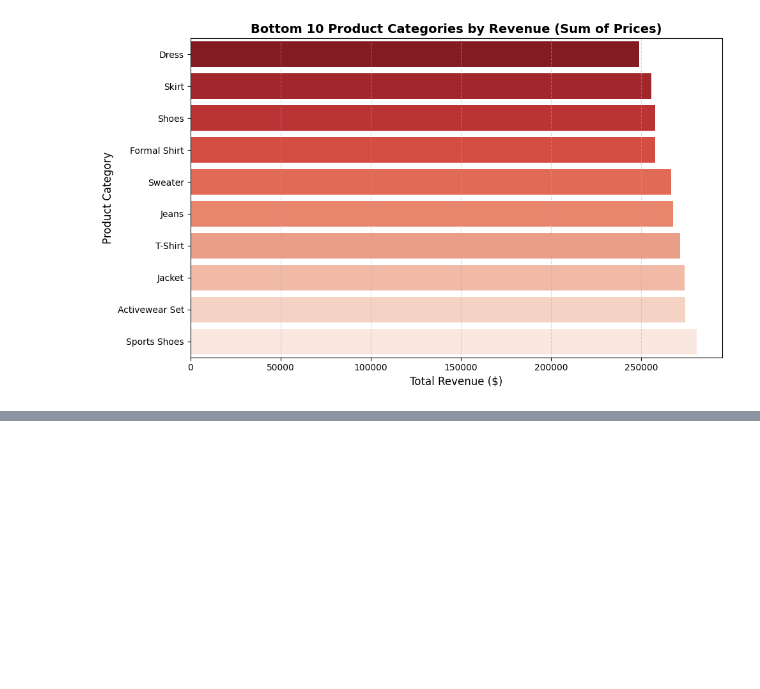
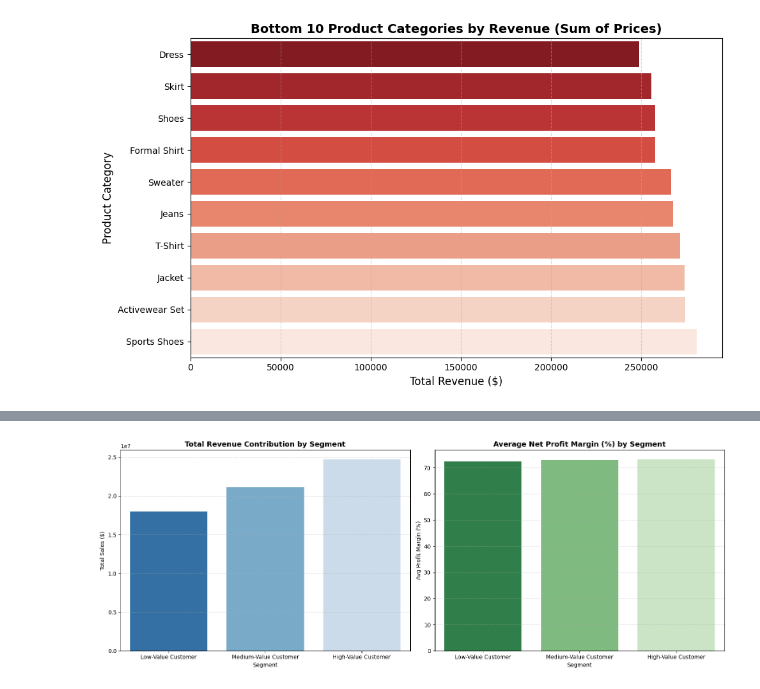
Before and after one commit to VY-MS123/NTUC_Capstone_MarketAnalysis, a Jupyter notebook: Capstone_Market.ipynb, the cells around one changed output, grey strips where cells are left out. Cells and saved outputs as stored; diff of their text form; code cells hidden in the pictures; blank space fills up the shorter version.

```diff
--- a/Capstone_Market.ipynb
+++ b/Capstone_Market.ipynb
@@ -789,0 +607,92 @@ display(summary_table)
+# %%
+import pandas as pd
+import matplotlib.pyplot as plt
+import seaborn as sns
+import numpy as np
+
+# 1. Load the customer and purchase datasets
+cust_url = 'https://raw.githubusercontent.com/VY-MS123/NTUC_Capstone_MarketAnalysis/refs/heads/main/customer.csv'
+purch_url = 'https://raw.githubusercontent.com/VY-MS123/NTUC_Capstone_MarketAnalysis/refs/heads/main/purchase.csv'
+
+cust_df = pd.read_csv(cust_url)
+purch_df = pd.read_csv(purch_url)
+
+# 2. Financial Calculations (sales = price)
+purch_df['Net_Revenue'] = purch_df['price'] * (1 - purch_df['discount'])
+purch_df['Estimated_Profit'] = purch_df['Net_Revenue'] - purch_df['shipping_cost'] + purch_df['tax']
+
+# Aggregate at Customer level
+customer_financials = purch_df.groupby('customer_id').agg(
+    Total_Sales=('price', 'sum'),
+    Total_Net_Revenue=('Net_Revenue', 'sum'),
+    Total_Profit=('Estimated_Profit', 'sum'),
+    Order_Count=('order_id', 'count')
+).reset_index()
+
+# 3. Customer Value Segmentation based on Total_Sales (CLV)
+# We will segment customers based on 3-tier quantiles
+segment_labels = ['Low-Value Customer', 'Medium-Value Customer', 'High-Value Customer']
+customer_financials['Customer_Segment'] = pd.qcut(
+    customer_financials['Total_Sales'],
+    q=3,
+    labels=segment_labels
+)
+
+# Calculate segment average metrics with observed=False to fix the FutureWarning
+segment_summary = customer_financials.groupby('Customer_Segment', observed=False).agg(
+    Avg_Total_Sales=('Total_Sales', 'mean'),
+    Avg_Total_Profit=('Total_Profit', 'mean'),
+    Avg_Orders=('Order_Count', 'mean'),
+    Total_Segment_Revenue=('Total_Sales', 'sum'),
+    Customer_Count=('customer_id', 'count')
+).reset_index()
+
+# Calculate segment profit margin %
+segment_summary['Profit_Margin_Percent'] = (segment_summary['Avg_Total_Profit'] / segment_summary['Avg_Total_Sales']) * 100
+
+print("--- CUSTOMER SEGMENTATION SUMMARY ---")
+display(segment_summary.style.format({
+    'Avg_Total_Sales': '${:,.2f}',
+    'Avg_Total_Profit': '${:,.2f}',
+    'Avg_Orders': '{:.1f}',
+    'Total_Segment_Revenue': '${:,.2f}',
+    'Customer_Count': '{:,}',
+    'Profit_Margin_Percent': '{:.2f}%'
+}))
+
+# 4. Profitability Visualization per Segment
+fig, axes = plt.subplots(1, 2, figsize=(16, 6))
+
+# Plot 1: Total Revenue contribution by Segment
+sns.barplot(
+    data=segment_summary,
+    x='Customer_Segment',
+    y='Total_Segment_Revenue',
+    ax=axes[0],
+    palette='Blues_r',
+    hue='Customer_Segment',
+    legend=False
+)
+axes[0].set_title('Total Revenue Contribution by Segment', fontsize=13, fontweight='bold')
+axes[0].set_xlabel('Segment')
+axes[0].set_ylabel('Total Sales ($)')
+axes[0].grid(True, axis='y', linestyle='--', alpha=0.5)
+
+# Plot 2: Average Profit Margin per Segment
+sns.barplot(
+    data=segment_summary,
+    x='Customer_Segment',
+    y='Profit_Margin_Percent',
+    ax=axes[1],
+    palette='Greens_r',
+    hue='Customer_Segment',
+    legend=False
+)
+axes[1].set_title('Average Net Profit Margin (%) by Segment', fontsize=13, fontweight='bold')
+axes[1].set_xlabel('Segment')
+axes[1].set_ylabel('Avg Profit Margin (%)')
+axes[1].grid(True, axis='y', linestyle='--', alpha=0.5)
+
+plt.tight_layout()
+plt.show()
+# %% [output]
@@ -789,0 +704 @@ display(summary_table)
+[figure, added]
```
Also changed, not shown: parts of 15 cells of this notebook.
